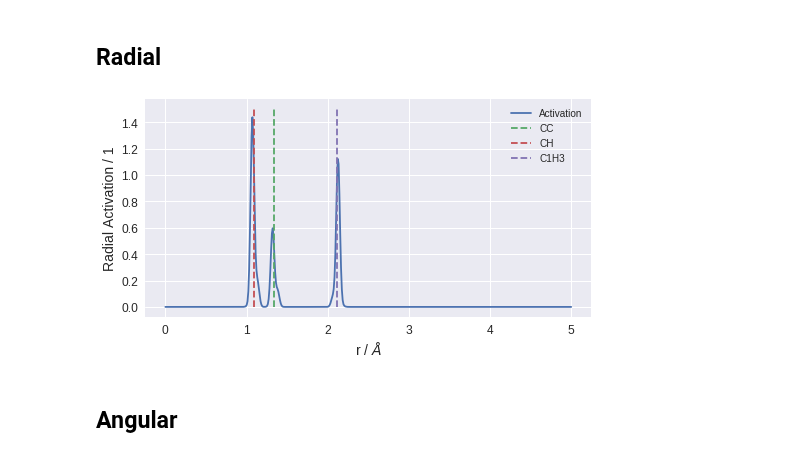
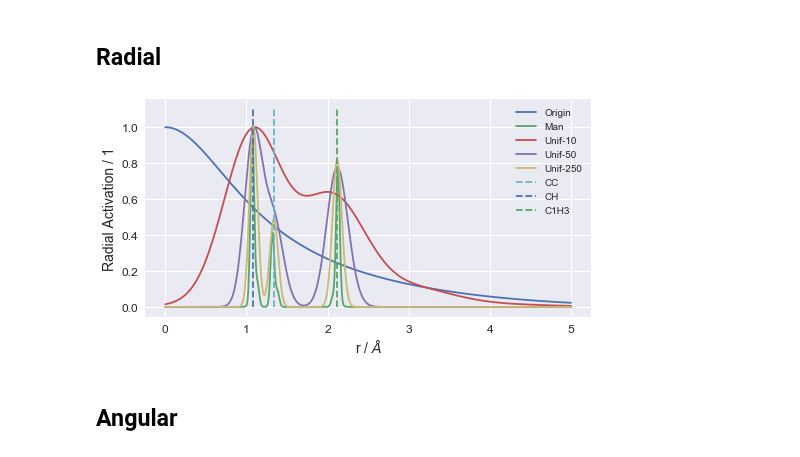
Before and after one commit to jcartus/SCFInitialGuess, a Jupyter notebook: thesis/notebooks/ParticleNumberIndependent/Descriptors2.ipynb, the cells around one changed output. Drawn from its saved outputs; the diff is of its cells as text; code cells hidden in the pictures.

Commit message:
CHG: more curves to figures.

```diff
--- a/thesis/notebooks/ParticleNumberIndependent/Descriptors2.ipynb
+++ b/thesis/notebooks/ParticleNumberIndependent/Descriptors2.ipynb
@@ -117,7 +117,7 @@ from SCFInitialGuess.descriptors.cutoffs import \
 from SCFInitialGuess.descriptors.high_level import NonWeighted
 
 
-descriptor = NonWeighted(
+descriptor_concentrated = NonWeighted(
     Gaussians(*r_model_concentrated),
     IndependentAngularDescriptor(
         PeriodicGaussians(*phi_model_evenly),
@@ -141,24 +195,45 @@ radial_values = values[:n_radial]
+# %%
+def plot_radial_descriptor(r, descriptor, label):
+    values = descriptor.calculate_atom_descriptor(
+        0,
+        mol,
+        descriptor.number_of_descriptors
+    )
+
+    n_radial = descriptor.radial_descriptor.number_of_descriptors
+    radial_values = values[:n_radial]
+
+    inverse_values = descriptor.radial_descriptor.calculate_inverse_descriptor(r, radial_values)
+
+    plt.plot(
+        r,
+        inverse_values / np.max(inverse_values),
+        label=label
+    )
 # %%
 r = np.linspace(0, 5, 500)
-plt.plot(
-    r,
-    descriptor.radial_descriptor.calculate_inverse_descriptor(r, radial_values),
-    label="Activation"
-)
-plt.plot([distance_CC]*2, [0, 1.5], "--", label="CC")
-plt.plot([distance_CH]*2, [0, 1.5], "--", label="CH")
+
+plot_radial_descriptor(r, descriptor_origin, "Origin")
+plot_radial_descriptor(r, descriptor_concentrated, "Man")
+plot_radial_descriptor(r, descriptor_unifrom_radial_10, "Unif-10")
+plot_radial_descriptor(r, descriptor_unifrom_radial_50, "Unif-50")
+plot_radial_descriptor(r, descriptor_unifrom_radial_250, "Unif-250")
+
+
+plt.plot([distance_CC]*2, [0, 1.1], "--", label="CC")
+plt.plot([distance_CH]*2, [0, 1.1], "--", label="CH")
 plt.plot([
     np.sqrt(distance_CH**2 + distance_CC**2 - 2*distance_CH*distance_CC*np.cos(angle_HCC))
-]*2, [0, 1.5], "--", label="C1H3")
+]*2, [0, 1.1], "--", label="C1H3")
 
 
 plt.xlabel("r / $\AA$")
 plt.ylabel("Radial Activation / 1")
 
 plt.legend()
 
-plt.savefig("/home/jcartus/Repos/MastersThesis/AtomicBlocks/figures/RadialActivation.pdf")
+plt.savefig("/home/jo/Repos/MastersThesis/AtomicBlocks/figures/RadialActivation.pdf")
 # %% [output]
-[figure, old version]
+[figure, new version]
 # %% [markdown]
 ## Angular
```
Also changed, not shown: parts of 16 cells of this notebook.
